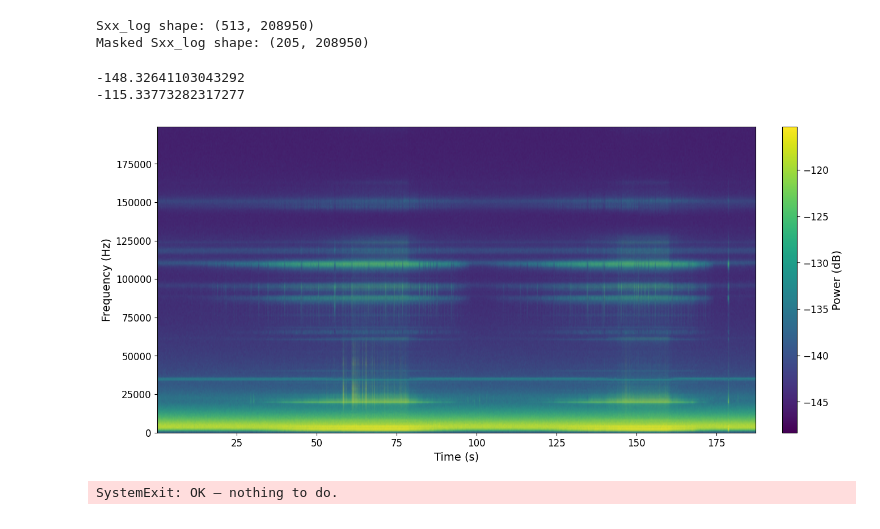
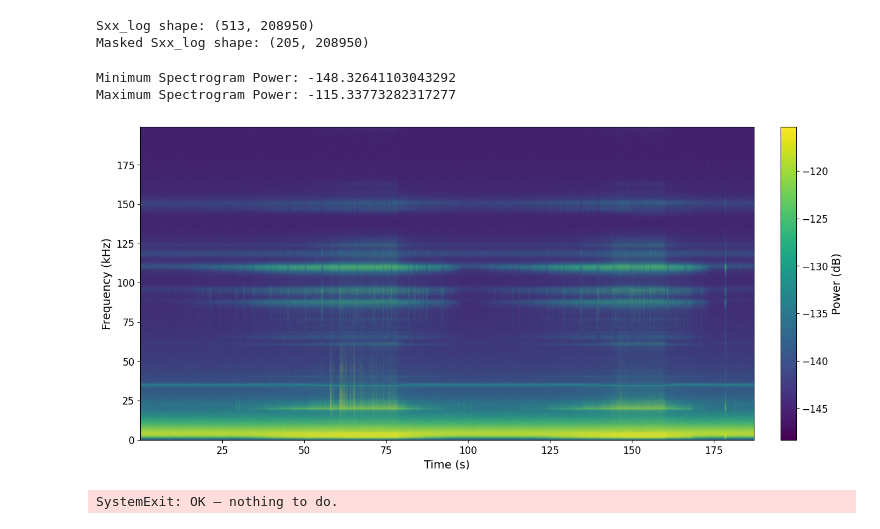
Before and after one commit to spier16/NED3-acoustic-analysis, a Jupyter notebook: Mistras/EasyAE/EasyAE_Analysis.ipynb, the cells around one changed output. Cells and saved outputs as stored; diff of their text form; code cells hidden in the pictures.

Commit message:
combined spectrogram + MPD analysis

```diff
--- a/Mistras/EasyAE/EasyAE_Analysis.ipynb
+++ b/Mistras/EasyAE/EasyAE_Analysis.ipynb
@@ -296,40 +300,40 @@ fig, ax1 = plt.subplots(figsize=(16, 7))
 label_size=14
 tick_size=12
 
-print(min_spectrogram_value_ctrl)
-print(max_spectrogram_value_ctrl)
+print("Minimum Spectrogram Power:", min_spectrogram_value_ctrl)
+print("Maximum Spectrogram Power:", max_spectrogram_value_ctrl)
 
 # TODO: If want log scale, need to transform the masked_power_db array (harder, more memory-efficient) or use pcolormesh (easier)
 spectrogram_image = ax1.imshow(
     masked_Sxx_log,
-    extent=[times[0], times[-1], masked_frequencies[-1], masked_frequencies[0]],
+    extent=[times[0], times[-1], masked_frequencies[-1]/1e3, masked_frequencies[0]/1e3],
     interpolation='bilinear',
     cmap='viridis',
     aspect='auto',
     vmin=min_spectrogram_value_ctrl,
     vmax=max_spectrogram_value_ctrl,
     # origin='lower'
 )
 ax1.invert_yaxis()
 
-ax1.set_ylabel('Frequency (Hz)', fontsize=label_size)
+ax1.set_ylabel('Frequency (kHz)', fontsize=label_size)
 ax1.set_xlabel('Time (s)', fontsize=label_size)
 
 # Format the y-axis to show whole numbers instead of scientific notation
 ax1.yaxis.set_major_formatter(mticker.FuncFormatter(lambda x, _: '{:.0f}'.format(x)))
 
 # Adjust the space between the graph and colorbar
 plt.subplots_adjust(right=0.85)  # Adjust right side to make room for colorbar
 
 cbar = fig.colorbar(spectrogram_image, ax=[ax1], fraction=0.05, pad=0.04)
 cbar.set_label('Power (dB)', fontsize=label_size)
 cbar.ax.tick_params(labelsize=tick_size)
 
 plt.tick_params(axis='both', which='major', labelsize=tick_size)
 # %% [output]
--148.32641103043292
--115.33773282317277
+Minimum Spectrogram Power: -148.32641103043292
+Maximum Spectrogram Power: -115.33773282317277
-[figure, old version]
+[figure, new version]
 # %%
 # ----------------------------------------------------------------------
 # 1)  ── PRE-COMPUTE A FULL-LENGTH SPECTROGRAM ─────────────────────────
```
Also changed, not shown: parts of 3 cells of this notebook, 2 other files.
